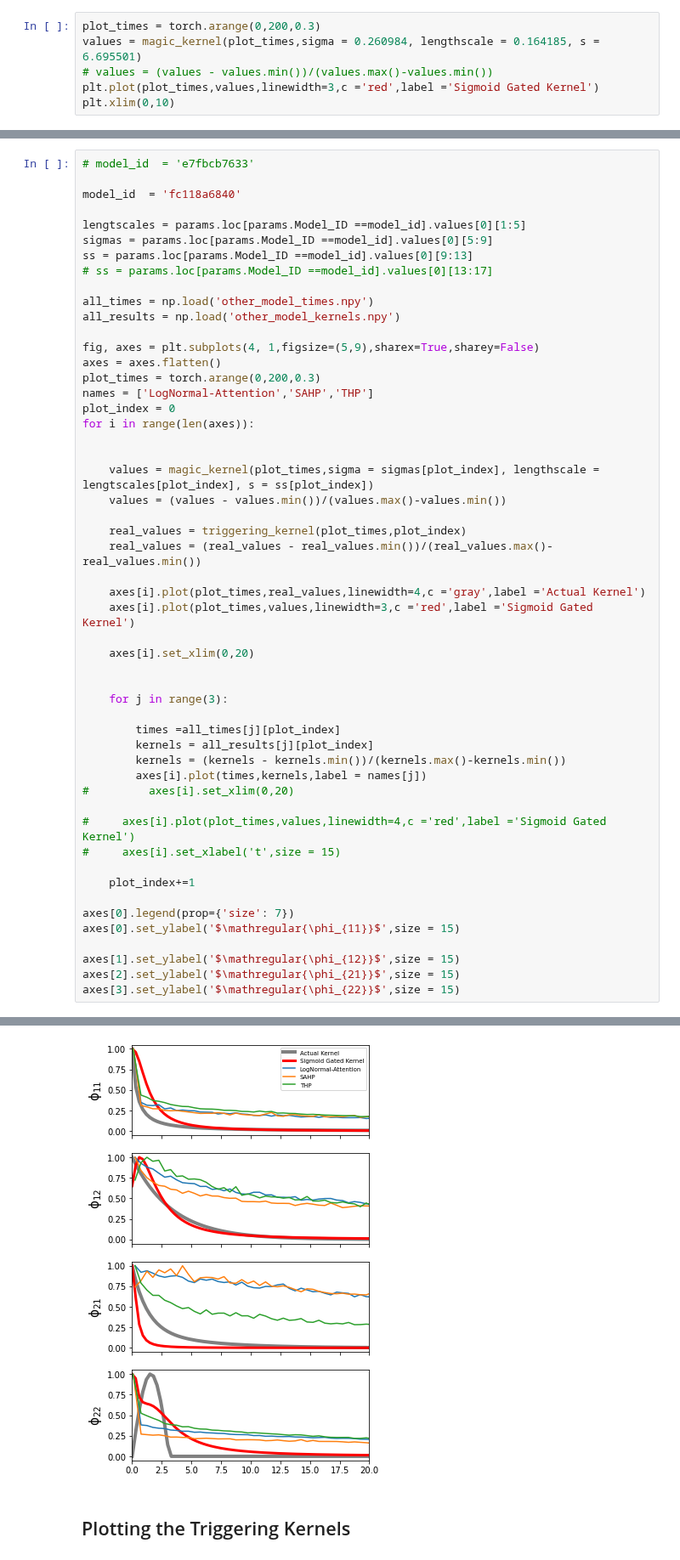
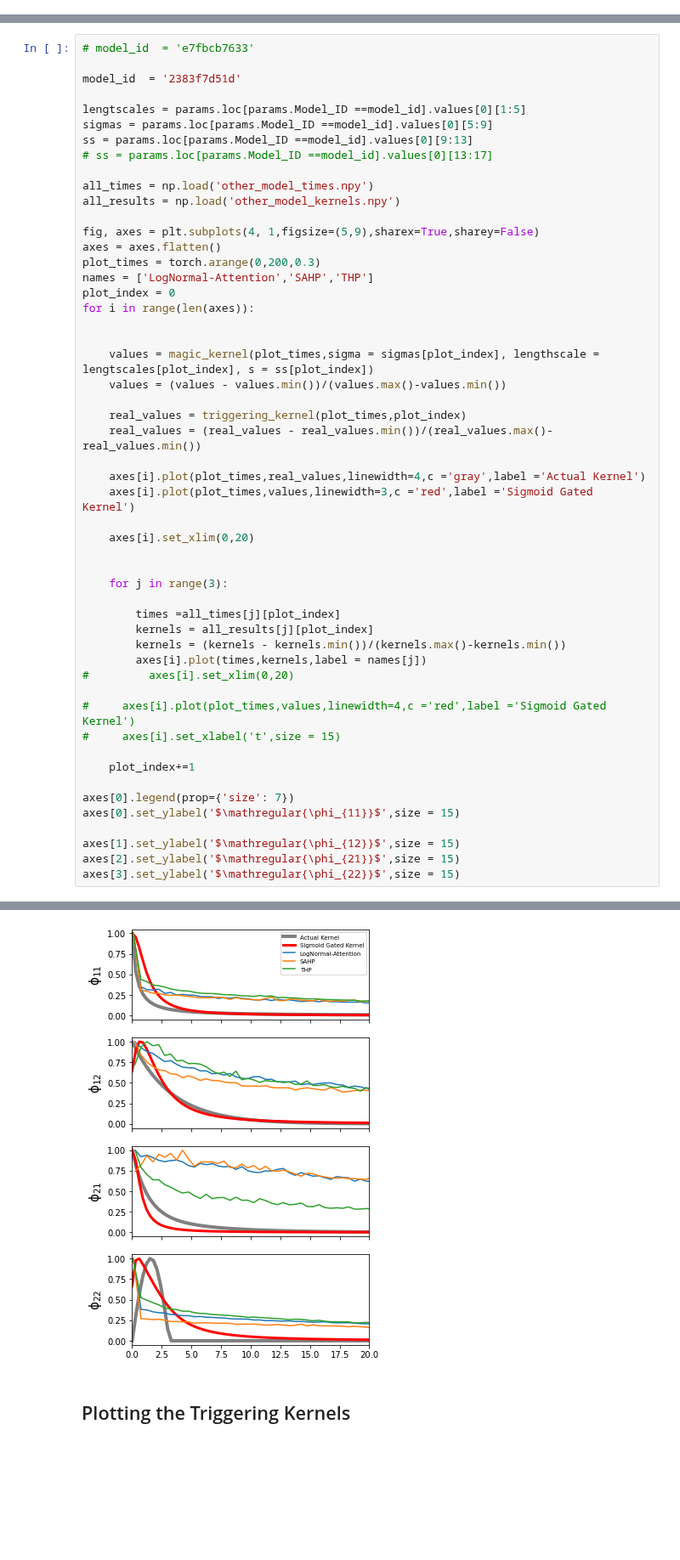
Before and after one commit to yamacisik/gated_kernel_tpp, a Jupyter notebook: figures.ipynb, the cells around one changed output, grey strips where cells are left out. Shown at 85% size. Saved outputs shown, nothing was run; the diff lists cells and outputs as text; blank space fills up the shorter version.

Commit message:
Learning 2-d with sigmoid

```diff
--- a/figures.ipynb
+++ b/figures.ipynb
@@ -85,6 +64,0 @@ tensor([  0.0000,   0.3000,   0.6000,   0.9000,   1.2000,   1.5000,   1.8000,
-# %%
-plot_times = torch.arange(0,200,0.3)
-values = magic_kernel(plot_times,sigma = 0.260984, lengthscale = 0.164185, s = 6.695501)
-# values = (values - values.min())/(values.max()-values.min())
-plt.plot(plot_times,values,linewidth=3,c ='red',label ='Sigmoid Gated Kernel')
-plt.xlim(0,10)
@@ -94,7 +65,7 @@ plt.xlim(0,10)
 # %%
 # model_id  = 'e7fbcb7633'
 
-model_id  = 'fc118a6840'
+model_id  = '2383f7d51d'
 
 lengtscales = params.loc[params.Model_ID ==model_id].values[0][1:5]
 sigmas = params.loc[params.Model_ID ==model_id].values[0][5:9]
@@ -118,34 +89,34 @@ for i in range(len(axes)):
     real_values = triggering_kernel(plot_times,plot_index)
     real_values = (real_values - real_values.min())/(real_values.max()-real_values.min())
 
     axes[i].plot(plot_times,real_values,linewidth=4,c ='gray',label ='Actual Kernel')
     axes[i].plot(plot_times,values,linewidth=3,c ='red',label ='Sigmoid Gated Kernel')
 
     axes[i].set_xlim(0,20)
 
 
     for j in range(3):
 
         times =all_times[j][plot_index]
         kernels = all_results[j][plot_index]
         kernels = (kernels - kernels.min())/(kernels.max()-kernels.min())
         axes[i].plot(times,kernels,label = names[j])
 #         axes[i].set_xlim(0,20)
 
 #     axes[i].plot(plot_times,values,linewidth=4,c ='red',label ='Sigmoid Gated Kernel')
 #     axes[i].set_xlabel('t',size = 15)
 
     plot_index+=1
 
 axes[0].legend(prop={'size': 7})
 axes[0].set_ylabel('$\mathregular{\phi_{11}}$',size = 15)
 
 axes[1].set_ylabel('$\mathregular{\phi_{12}}$',size = 15)
 axes[2].set_ylabel('$\mathregular{\phi_{21}}$',size = 15)
 axes[3].set_ylabel('$\mathregular{\phi_{22}}$',size = 15)
 # %% [output]
 Text(0, 0.5, '$\\mathregular{\\phi_{22}}$')
-[figure, old version]
+[figure, new version]
 # %% [markdown]
 ## Plotting the Triggering Kernels
 # %%
```
Also changed, not shown: parts of 3 cells of this notebook, 1 other file.
